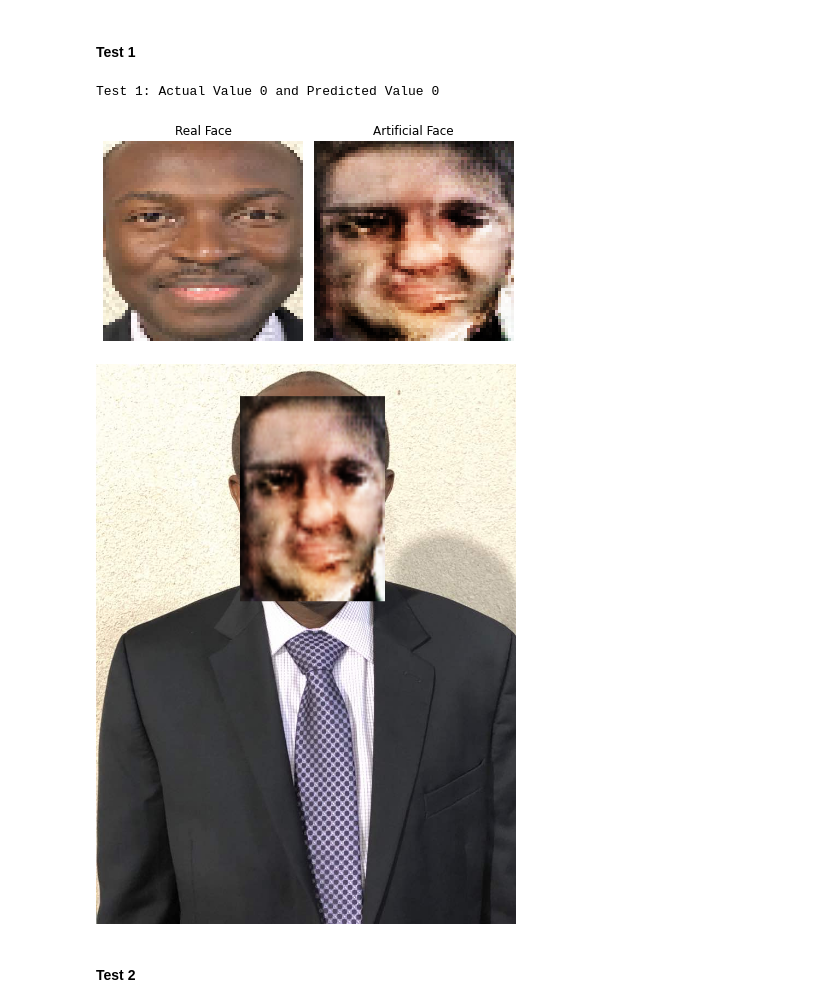
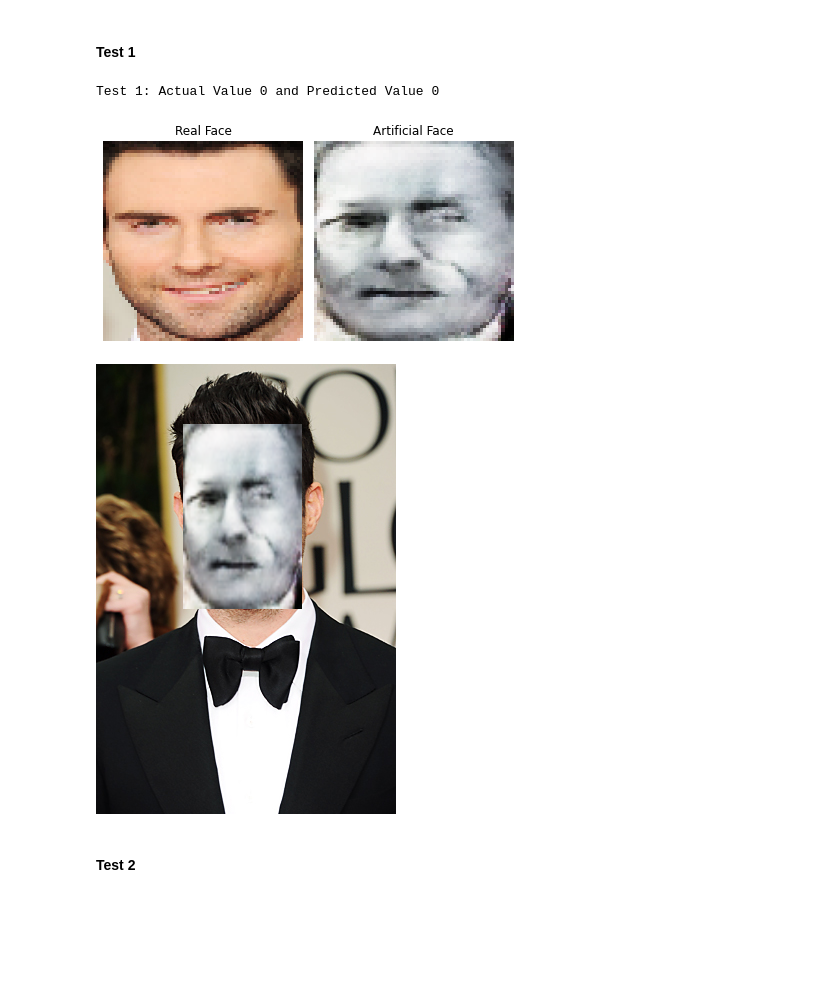
Before and after one commit to BenGriffith/data-science, a Jupyter notebook: capstone/final/generative-adversarial-network.ipynb, the cells around one changed output. Cells and saved outputs as stored; diff of their text form; code cells hidden in the pictures; blank space fills up the shorter version.

````diff
--- a/capstone/final/generative-adversarial-network.ipynb
+++ b/capstone/final/generative-adversarial-network.ipynb
@@ -446,16 +451,0 @@ There are 6971 records in the test dataset
-# %%
-def model(height, width, depth, num_classes):
-    model = tf.keras.Sequential()
-    input_shape = (height, width, depth)
-    channel_dimension = -1
-
-    model.add(layers.Conv2D(32, kernel_size=(3, 3), activation='relu', input_shape=input_shape))
-    model.add(layers.Conv2D(64, (3, 3), activation='relu'))
-    model.add(layers.MaxPooling2D(pool_size=(2, 2)))
-    model.add(layers.Dropout(0.25))
-    model.add(layers.Flatten())
-    model.add(layers.Dense(128, activation='relu'))
-    model.add(layers.Dropout(0.5))
-    model.add(layers.Dense(num_classes, activation='sigmoid'))
-
-    return model
@@ -865,7 +1147,7 @@ female_generator.save('../gdrive/My Drive/colab/gan/supporting/female_generator_
   4. Replace real face with artificial face in original image
 # %%
 # Load CNN gender classifier
-gender_model = tf.keras.models.load_model('../gdrive/My Drive/colab/gan/supporting/gender_model.h5')
+gender_model = tf.keras.models.load_model('../gdrive/My Drive/colab/gan/supporting/gender_model_4.h5')
 
 # Load male generator
 male_gan = tf.keras.models.load_model('../gdrive/My Drive/colab/gan/supporting/male_generator_model.h5', compile=False)
@@ -874,7 +1156,7 @@ male_gan = tf.keras.models.load_model('../gdrive/My Drive/colab/gan/supporting/m
 female_gan = tf.keras.models.load_model('../gdrive/My Drive/colab/gan/supporting/female_generator_model.h5', compile=False)
 # %%
 # Test image path
-test_image_files = ['face_9958_0.png', 'face_9731_0.png', 'face_27020_1.png', 'face_35451_1.png']
+test_image_files = ['face_9731_0.png', 'face_27020_1.png']
 test_image_path = '../gdrive/My Drive/colab/gan/images/'
 test_temp = '../gdrive/My Drive/colab/gan/temp/'
 
@@ -950,10 +1232,10 @@ for test_image_file in test_image_files:
 # %% [markdown]
 ```comparison``` is used to output Actual Value (Gender) and Predicted Value along with real face and artificial face.
 # %%
-def comparison(index):
+def comparison(index, sample):
     fig, (ax1, ax2) = plt.subplots(1, 2)
 
-    print('Test {}: Actual Value {} and Predicted Value {}'.format(str(1), plot_information[index][0], plot_information[index][1]))
+    print('Test {}: Actual Value {} and Predicted Value {}'.format(str(sample), plot_information[index][0], plot_information[index][1]))
     ax1.imshow((plot_information[index][2] + 255).astype(np.uint8))
     ax1.set_title('Real Face')
     ax1.axis('off')
@@ -979,14 +1261,14 @@ def generate_image(index):
 # %% [markdown]
 #### Test 1
 # %%
-comparison(0)
+comparison(0, 1)
 # %% [output]
 Test 1: Actual Value 0 and Predicted Value 0
-[figure, old version]
+[figure, new version]
 # %%
 generate_image(0)
 # %% [output]
-[figure, old version]
+[figure, new version]
 # %% [markdown]
 #### Test 2
 # %%
````
Also changed, not shown: parts of 83 cells of this notebook.
